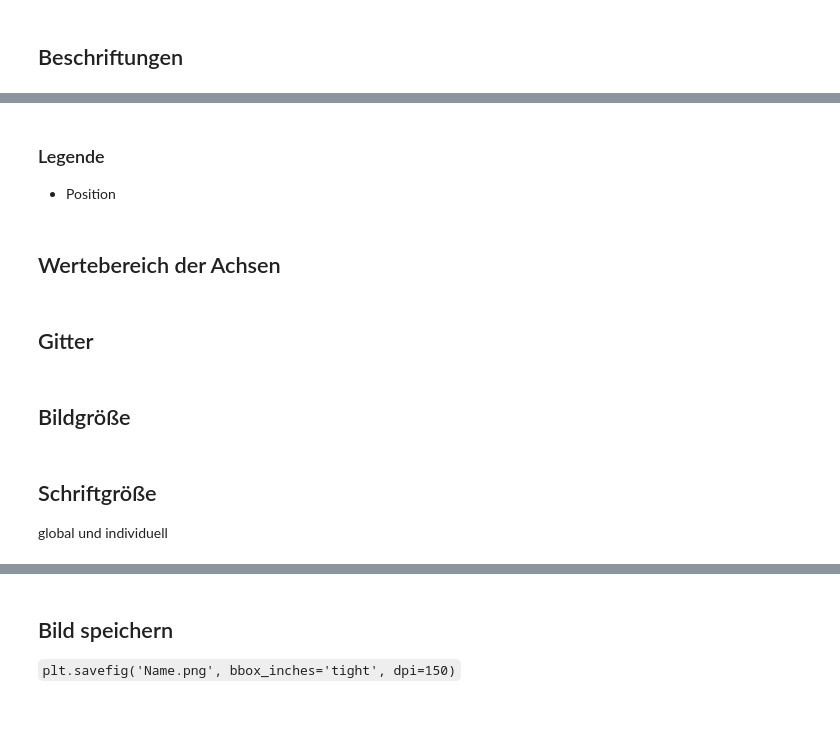
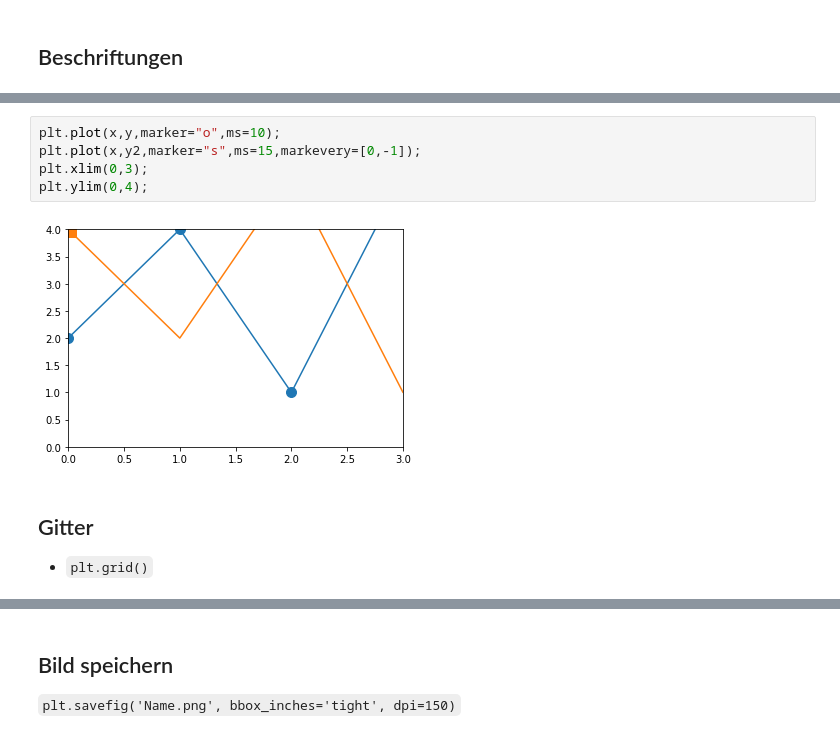
Before and after one commit to Fkaule/Datenvisualisierung-JBook, a Jupyter notebook: _sources/Datenvisualisierung/Matplotlib/Grundlagen.ipynb, the cells around one changed output, grey strips where cells are left out. Saved outputs shown, nothing was run; the diff lists cells and outputs as text.

```diff
--- a/_sources/Datenvisualisierung/Matplotlib/Grundlagen.ipynb
+++ b/_sources/Datenvisualisierung/Matplotlib/Grundlagen.ipynb
@@ -95,20 +151,12 @@ plt.plot(x,y2,marker="s",ms=15,markevery=[0,-1]);
+# %%
+plt.plot(x,y,marker="o",ms=10);
+plt.plot(x,y2,marker="s",ms=15,markevery=[0,-1]);
+plt.xlim(0,3);
+plt.ylim(0,4);
+# %% [output]
+[figure, added]
 # %% [markdown]
-<a id='Legende'></a>
-### Legende
+<a id='Gitter'></a>
+## Gitter
 
-- Position
+- `plt.grid()`
-# %% [markdown]
-<a id='WertebereichAchsen'></a>
-## Wertebereich der Achsen
-# %% [markdown]
-<a id='Gitter'></a>
-## Gitter
-# %% [markdown]
-<a id='Bildgroesse'></a>
-## Bildgröße
-# %% [markdown]
-<a id='Schriftgroesse'></a>
-## Schriftgröße
-
-
-global und individuell
```
Also changed, not shown: parts of 13 cells of this notebook, 12 other files.
